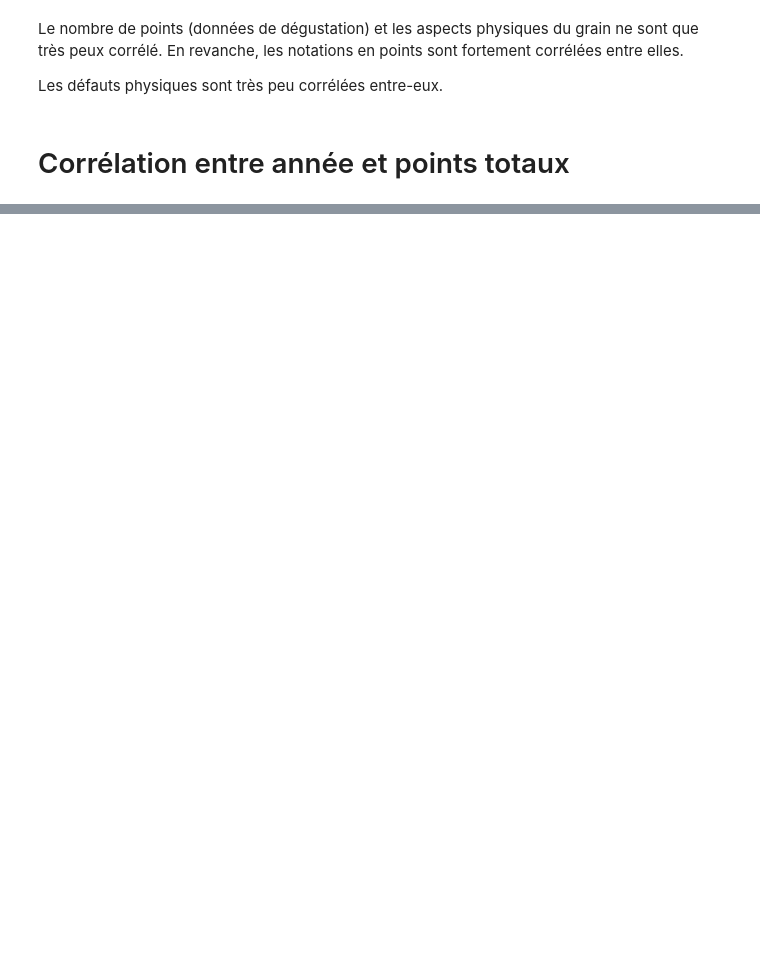
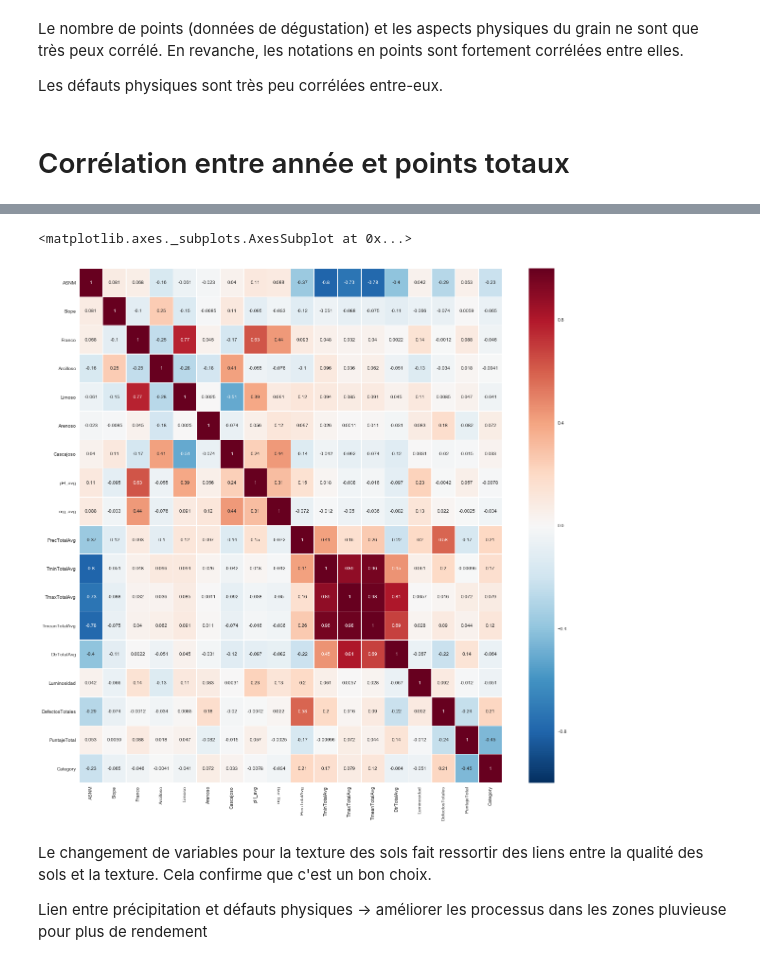
Before and after one commit to ThibaultSchowing/Bachelor_Thesis_2017_Sources, a Jupyter notebook: Notebook/DataAnalysis/5_CorrelationMatrix.ipynb, the cells around one changed output, grey strips where cells are left out. Drawn from its saved outputs; the diff is of its cells as text; code cells hidden in the pictures; blank space fills up the shorter version.

```diff
--- a/Notebook/DataAnalysis/5_CorrelationMatrix.ipynb
+++ b/Notebook/DataAnalysis/5_CorrelationMatrix.ipynb
@@ -149,0 +185,17 @@ sns.heatmap(df[stuff].corr(), annot=True, linewidths=.5, ax=ax)
+# %%
+cols = ["VARIEDAD","ASNM","Slope","Orientation","Franco","Arcilloso","Limoso","Arenoso",
+        "Cascajoso","pH_avg","org_avg","PrecTotalAvg","TminTotalAvg","TmaxTotalAvg","TmeanTotalAvg",
+        "DtrTotalAvg","Luminosidad","DefectosTotales","PuntajeTotal","Category"]
+# %%
+
+df_compact["Orientation"] = df_compact["Orientation"].astype('category')
+# %%
+fig, ax = plt.subplots(figsize=(20,20))         # Sample figsize in inches
+sns.heatmap(df_compact[cols].corr(), annot=True, linewidths=.5, ax=ax)
+# %% [output]
+<matplotlib.axes._subplots.AxesSubplot at 0x...>
+[figure, added]
+# %% [markdown]
+Le changement de variables pour la texture des sols fait ressortir des liens entre la qualité des sols et la texture. Cela confirme que c'est un bon choix.
+
+Lien entre précipitation et défauts physiques -> améliorer les processus dans les zones pluvieuse pour plus de rendement
```
Also changed, not shown: parts of 6 cells of this notebook, 31 other files.
